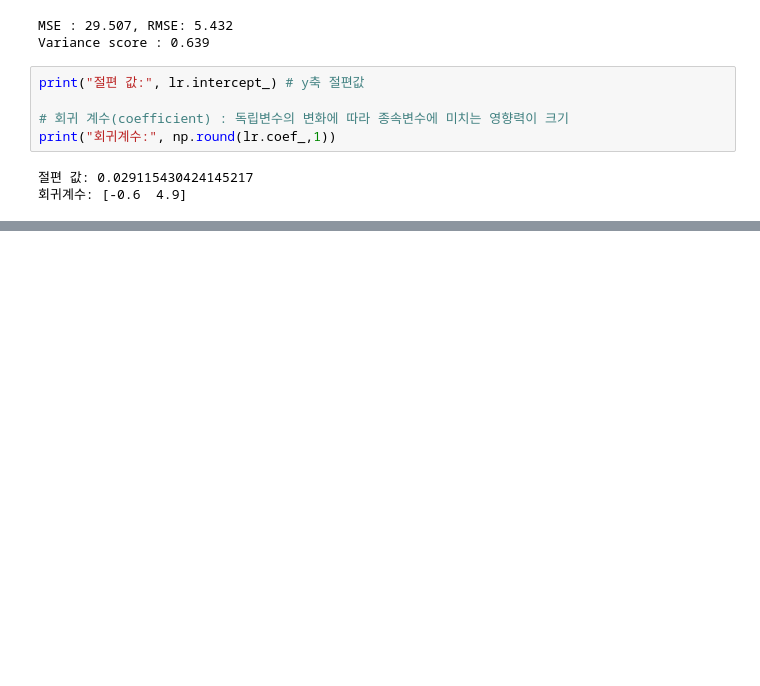
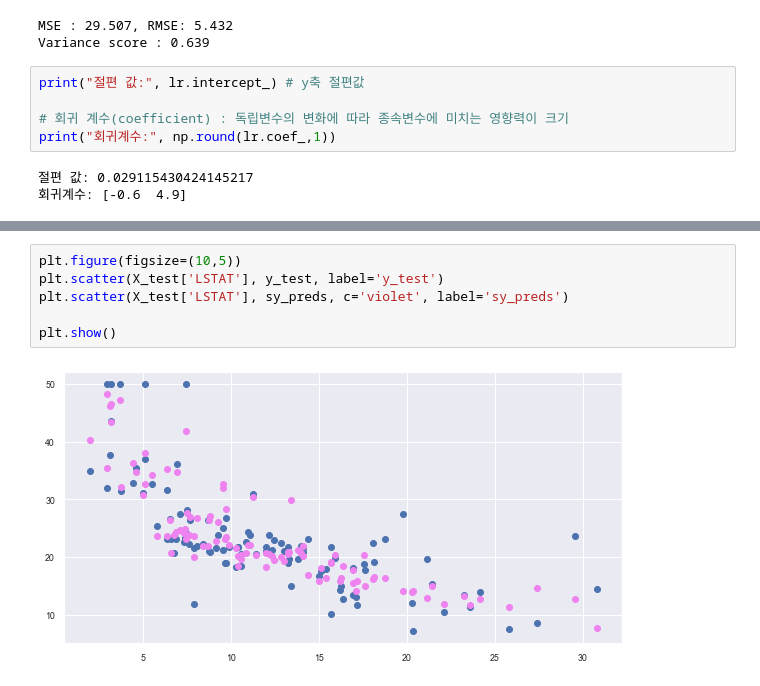
Before and after one commit to dsamne/AI-class, a Jupyter notebook: boston.ipynb, the cells around one changed output, grey strips where cells are left out. Cells and saved outputs as stored; diff of their text form; blank space fills up the shorter version.

```diff
--- a/boston.ipynb
+++ b/boston.ipynb
@@ -250,0 +272,8 @@ print('평균제곱근오차', mse)
+# %%
+plt.figure(figsize=(10,5))
+plt.scatter(X_test['LSTAT'], y_test, label='y_test')
+plt.scatter(X_test['LSTAT'], sy_preds, c='violet', label='sy_preds')
+
+plt.show()
+# %% [output]
+[figure, added]
```
Also changed, not shown: parts of 12 cells of this notebook.
